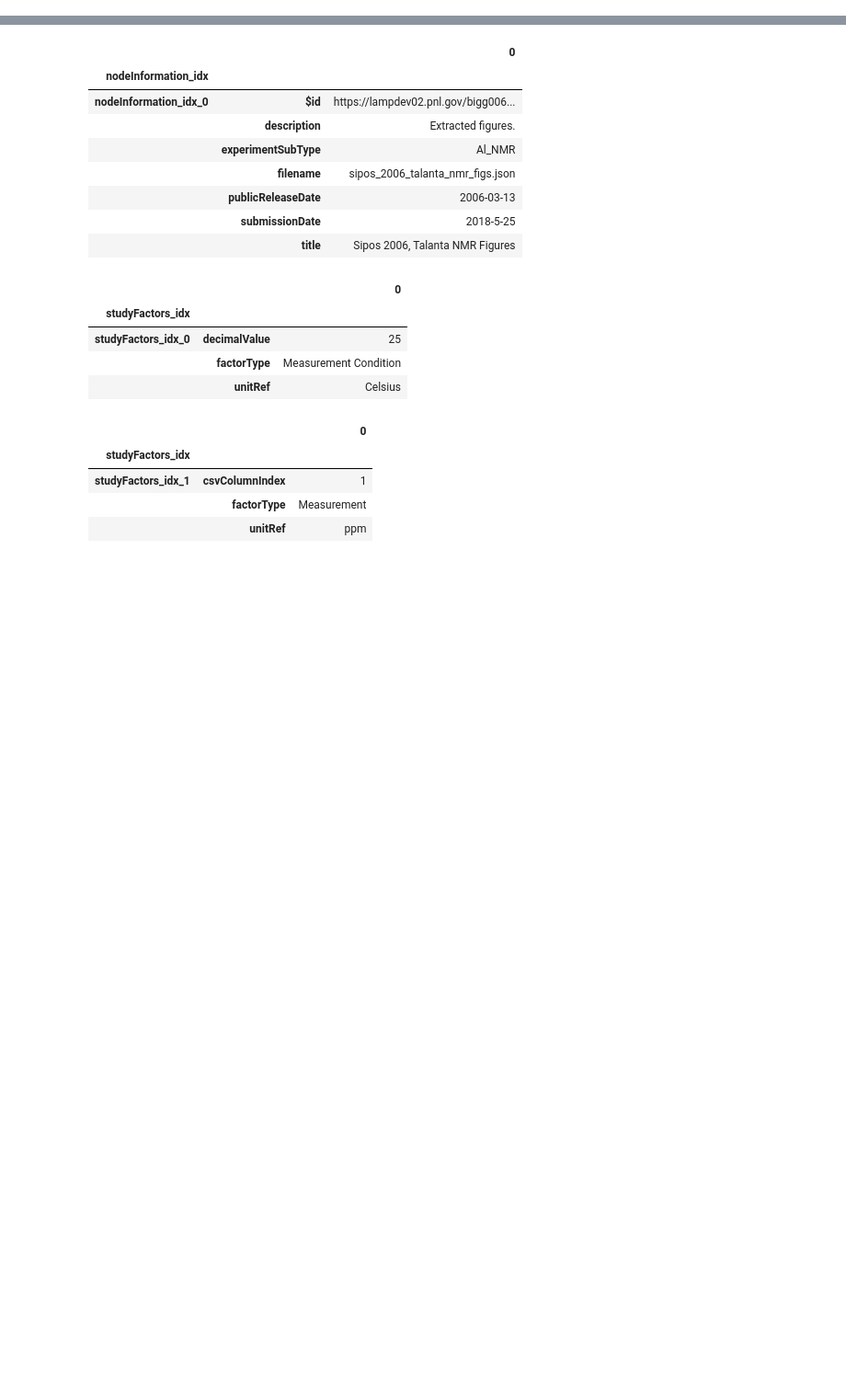
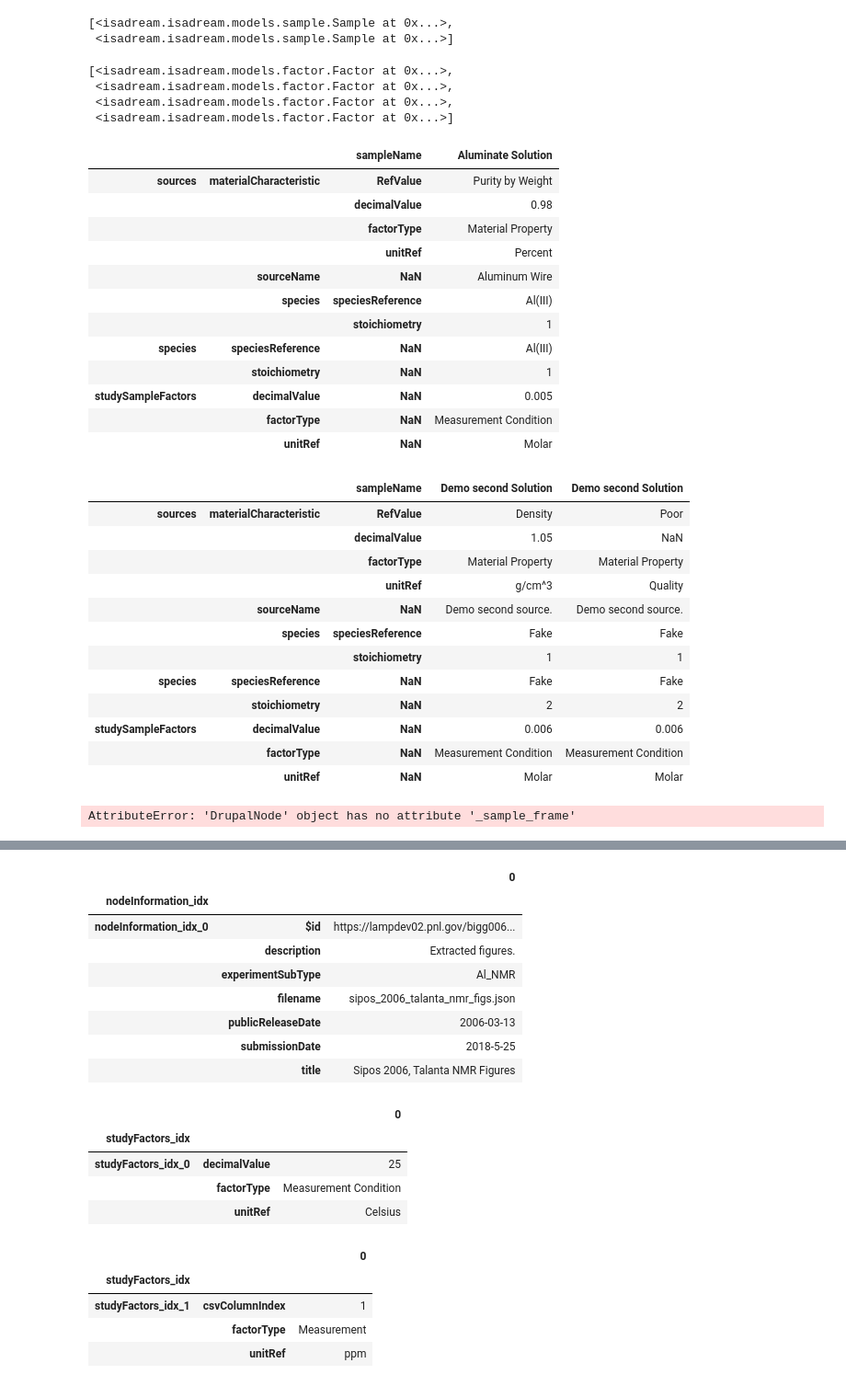
Before and after one commit to biggstd/isaDream, a Jupyter notebook: dev_notebooks/AssayClass.ipynb, the cells around one changed output, grey strips where cells are left out. Shown at 92% size. Cells and saved outputs as stored; diff of their text form; code cells hidden in the pictures; blank space fills up the shorter version.

```diff
--- a/dev_notebooks/AssayClass.ipynb
+++ b/dev_notebooks/AssayClass.ipynb
@@ -34,0 +33,53 @@ MODEL.json_dict
+# %%
+MODEL = DrupalNode(SIPOS_DEMO)
+MODEL.samples
+# %% [output]
+[<isadream.isadream.models.sample.Sample at 0x...>,
+ <isadream.isadream.models.sample.Sample at 0x...>]
+# %%
+MODEL = DrupalNode(SIPOS_DEMO)
+MODEL.factors
+# %% [output]
+[<isadream.isadream.models.factor.Factor at 0x...>,
+ <isadream.isadream.models.factor.Factor at 0x...>,
+ <isadream.isadream.models.factor.Factor at 0x...>,
+ <isadream.isadream.models.factor.Factor at 0x...>]
+# %%
+MODEL = DrupalNode(SIPOS_DEMO)
+for key, df in MODEL._sample_groups:
+    display(df.T)
+#     display(df.T.xs('sources'))
+# %% [output]
+|  |  | sampleName | Aluminate Solution |
+| sources | materialCharacteristic | RefValue | Purity by Weight |
+|  |  | decimalValue | 0.98 |
+|  |  | factorType | Material Property |
+|  |  | unitRef | Percent |
+|  | sourceName | NaN | Aluminum Wire |
+|  | species | speciesReference | Al(III) |
+|  |  | stoichiometry | 1 |
+| species | speciesReference | NaN | Al(III) |
+|  | stoichiometry | NaN | 1 |
+| studySampleFactors | decimalValue | NaN | 0.005 |
+|  | factorType | NaN | Measurement Condition |
+|  | unitRef | NaN | Molar |
+|  |  | sampleName | Demo second Solution | Demo second Solution |
+| sources | materialCharacteristic | RefValue | Density | Poor |
+|  |  | decimalValue | 1.05 | NaN |
+|  |  | factorType | Material Property | Material Property |
+|  |  | unitRef | g/cm^3 | Quality |
+|  | sourceName | NaN | Demo second source. | Demo second source. |
+|  | species | speciesReference | Fake | Fake |
+|  |  | stoichiometry | 1 | 1 |
+| species | speciesReference | NaN | Fake | Fake |
+|  | stoichiometry | NaN | 2 | 2 |
+| studySampleFactors | decimalValue | NaN | 0.006 | 0.006 |
+|  | factorType | NaN | Measurement Condition | Measurement Condition |
+|  | unitRef | NaN | Molar | Molar |
+# %%
+MODEL = DrupalNode(SIPOS_DEMO)
+for key, df in MODEL._sample_frame.groupby(level=0):
+    display(df)
+# MODEL._sample_frame.T.xs('sources')
+# %% [output]
+AttributeError: 'DrupalNode' object has no attribute '_sample_frame'
```
Also changed, not shown: parts of 8 cells of this notebook, 6 other files.
